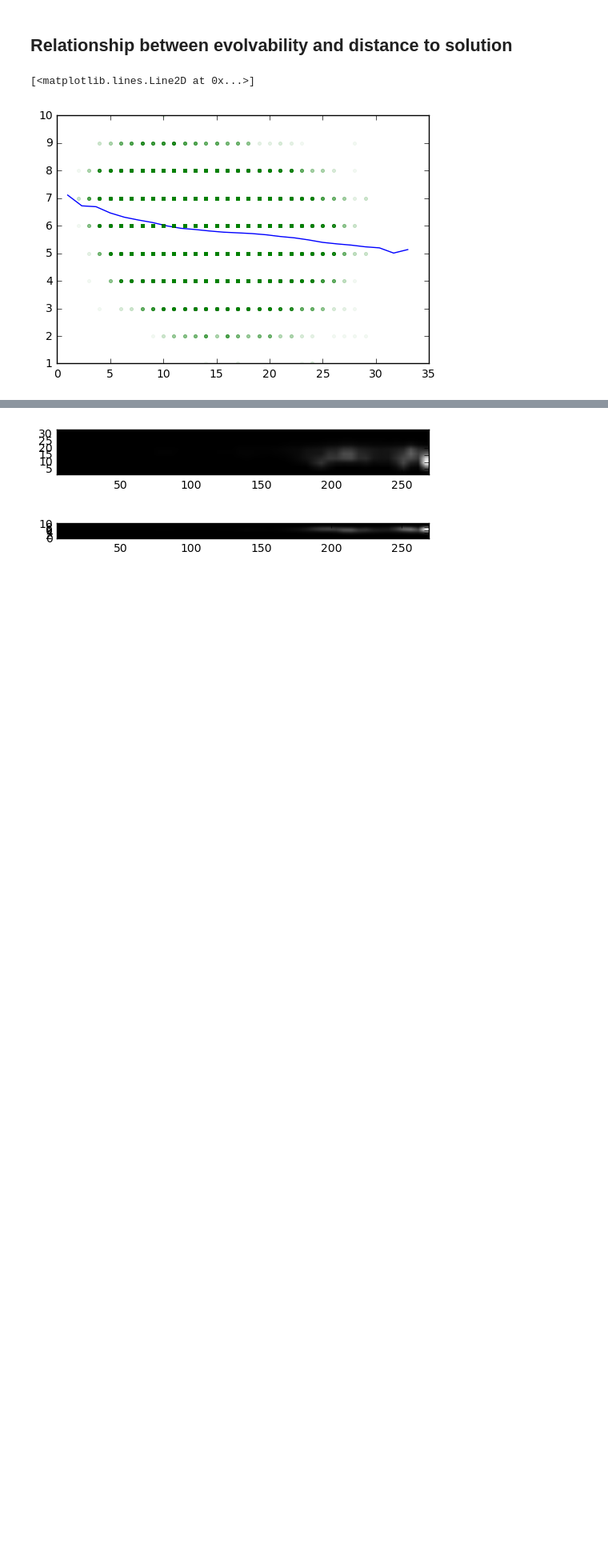
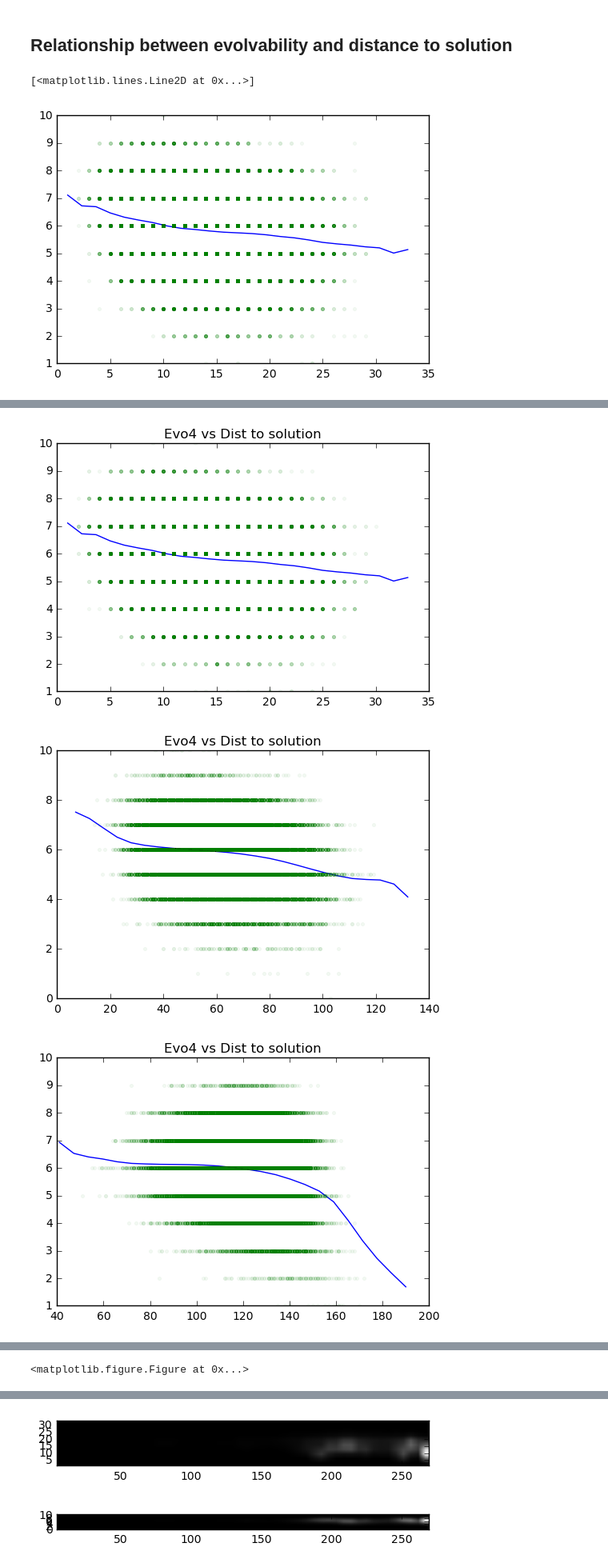
Before and after one commit to jal278/mazerobot-python, a Jupyter notebook: Maze calculations.ipynb, the cells around one changed output, grey strips where cells are left out. Shown: that part at 80% size. Cells and saved outputs as stored; diff of their text form; code cells hidden in the pictures; blank space fills up the shorter version.

```diff
--- a/Maze calculations.ipynb
+++ b/Maze calculations.ipynb
@@ -150,0 +194,14 @@ plot(x,y,".",alpha=0.05)
+# %%
+for k in range(1,5):
+ title("Evo%d vs Dist to solution"%k)
+ res= aggregate1d(domain.evo[k],domain.distance,gridsize=25)
+
+ plot(res[0],res[1])
+
+ x,y = sample2d(domain.evo[k],domain.distance,50000)
+ plot(x,y,".",alpha=0.05)
+ figure()
+# %% [output]
+[figure, added]
+[figure, added]
+[figure, added]
@@ -150,0 +209 @@ plot(x,y,".",alpha=0.05)
+<matplotlib.figure.Figure at 0x...>
```
Also changed, not shown: parts of 11 cells of this notebook, 1 other file.
